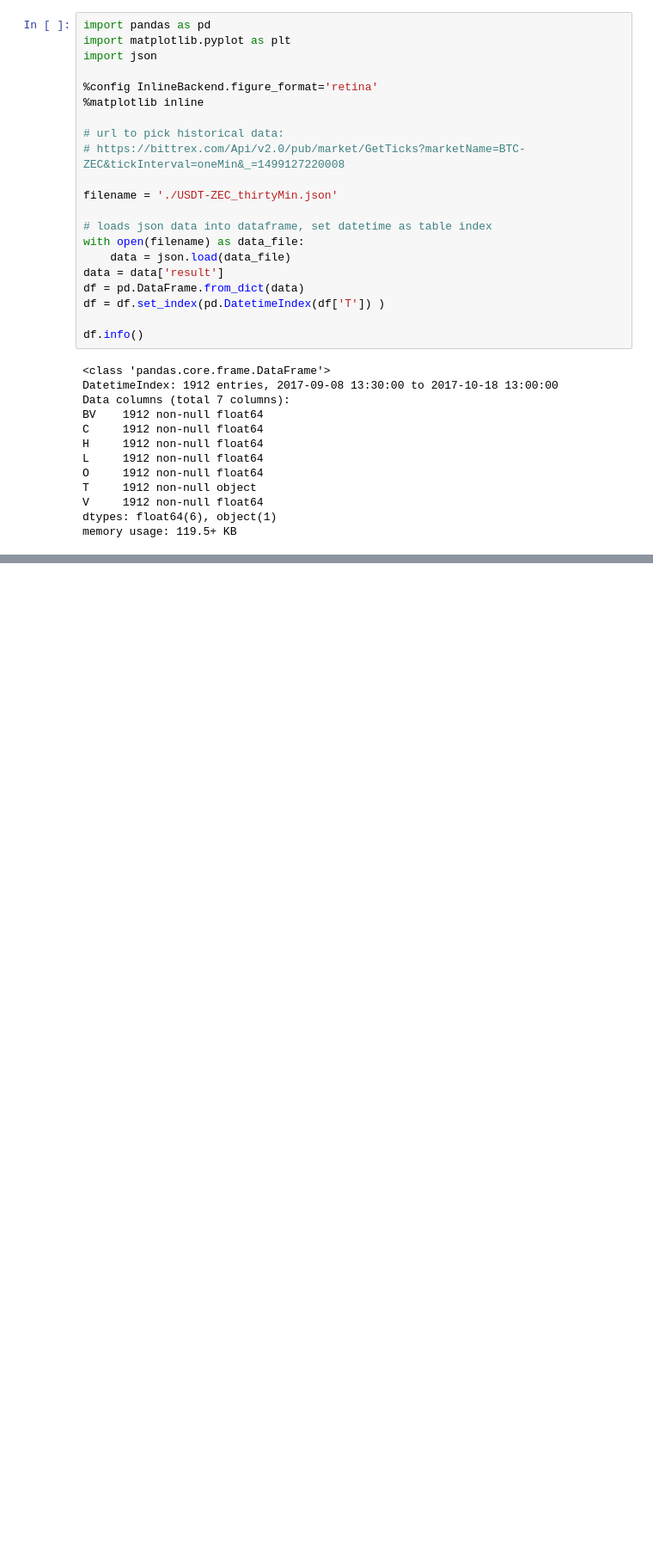
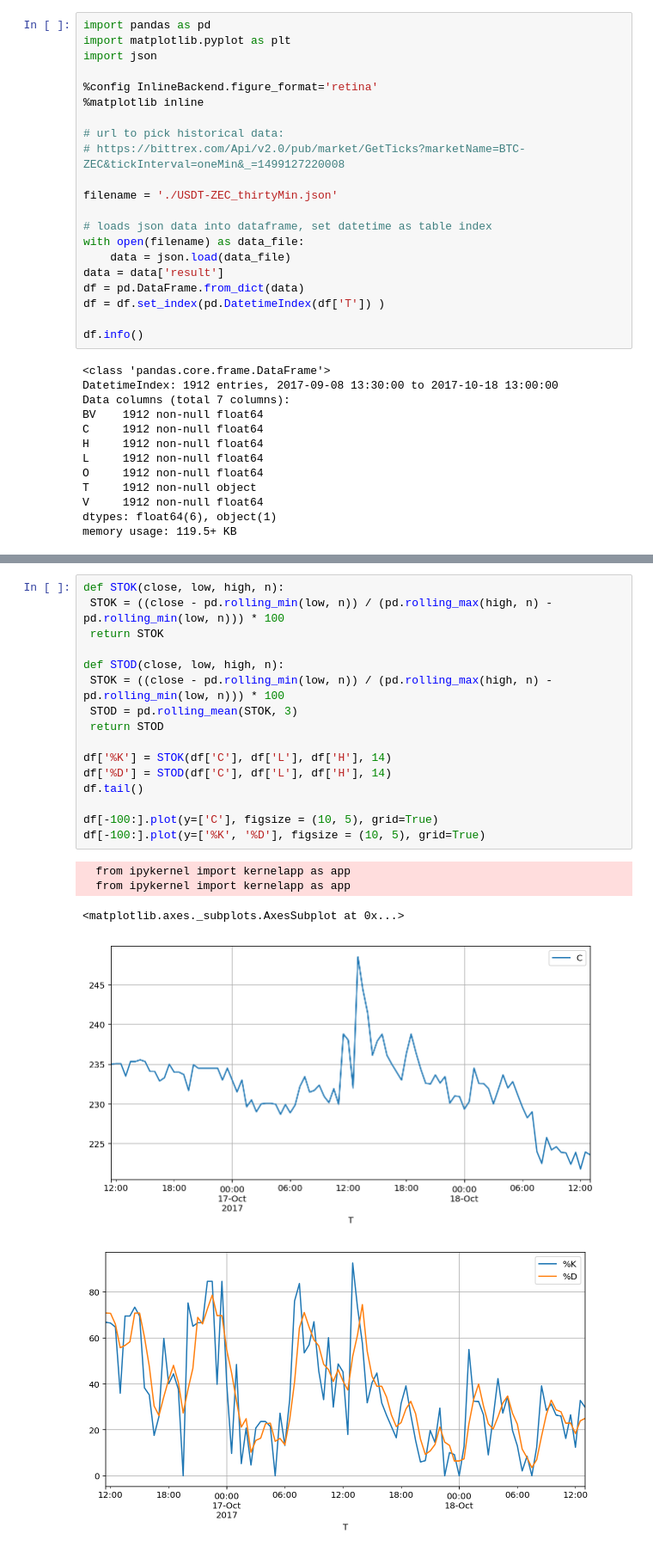
Before and after one commit to avidalh/BittrexTools, a Jupyter notebook: Untitled.ipynb, the cells around one changed output, grey strips where cells are left out. Shown: that part at 86% size. Cells and saved outputs as stored; diff of their text form; blank space fills up the shorter version.

Commit message:
nothing important

```diff
--- a/Untitled.ipynb
+++ b/Untitled.ipynb
@@ -48,0 +90,22 @@ df.plot(y=['C'], figsize=(16,9), grid=True)
+# %%
+def STOK(close, low, high, n):
+ STOK = ((close - pd.rolling_min(low, n)) / (pd.rolling_max(high, n) - pd.rolling_min(low, n))) * 100
+ return STOK
+
+def STOD(close, low, high, n):
+ STOK = ((close - pd.rolling_min(low, n)) / (pd.rolling_max(high, n) - pd.rolling_min(low, n))) * 100
+ STOD = pd.rolling_mean(STOK, 3)
+ return STOD
+
+df['%K'] = STOK(df['C'], df['L'], df['H'], 14)
+df['%D'] = STOD(df['C'], df['L'], df['H'], 14)
+df.tail()
+
+df[-100:].plot(y=['C'], figsize = (10, 5), grid=True)
+df[-100:].plot(y=['%K', '%D'], figsize = (10, 5), grid=True)
+# %% [output]
+  from ipykernel import kernelapp as app
+  from ipykernel import kernelapp as app
+<matplotlib.axes._subplots.AxesSubplot at 0x...>
+[figure, added]
+[figure, added]
```
Also changed, not shown: parts of 6 cells of this notebook.
